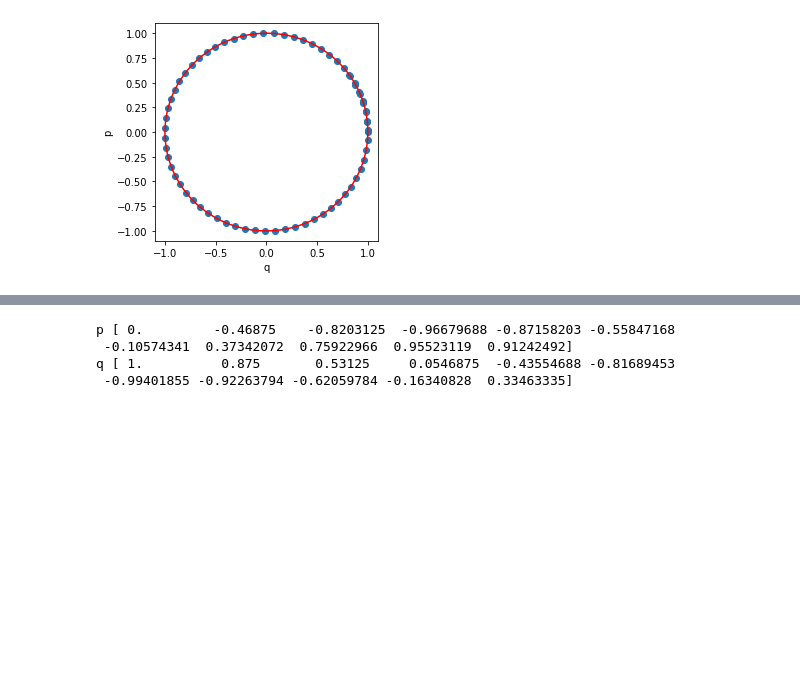
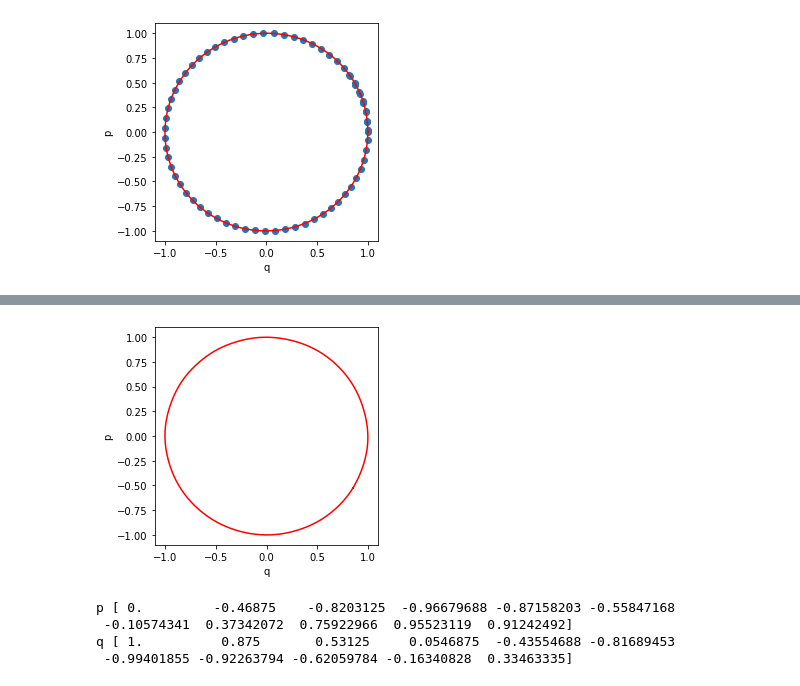
Before and after one commit to tayfununal/Normalizing-Flows, a Jupyter notebook: eulerverlet.ipynb, the cells around one changed output, grey strips where cells are left out. Cells and saved outputs as stored; diff of their text form; code cells hidden in the pictures; blank space fills up the shorter version.

```diff
--- a/eulerverlet.ipynb
+++ b/eulerverlet.ipynb
@@ -131,0 +135,16 @@ plt.show()
+# %%
+inp = Input(shape=(2,))
+
+x = Dense(64, activation="tanh")(inp)
+x = Dense(64, activation="tanh")(x)
+
+out = Dense(2)(x)
+
+model2 = Model(inputs=inp, outputs=out)
+# %%
+def H(z):
+  return tf.reduce_sum((z**2)/2,axis=1)
+
+
+def custom_loss(y_true, y_pred):
+  return (1/16) *(H(y_true) - H(y_pred))**2
@@ -131,0 +156,5 @@ plt.show()
+# %%
+opt = tf.keras.optimizers.Adam(learning_rate=0.01)
+
+model2.compile(optimizer=opt, loss=custom_loss)
+model2.fit(x = model(t).numpy(), y=np.concatenate((q.reshape(-1,1), p.reshape(-1,1)) , axis=1), epochs=200, batch_size=16)
@@ -132,3 +180,16 @@ plt.show()
+# %%
+plt.figure(figsize = (4, 4))
+plt.plot(model2(np.concatenate((q.reshape(-1,1), p.reshape(-1,1)) , axis=1))[:,0], model2(np.concatenate((q.reshape(-1,1), p.reshape(-1,1)) , axis=1))[:,1], c = "red")
+plt.xlabel('q')
+plt.ylabel('p')
+"""
+t_true=np.arange(0,7,0.1)
+x=np.cos(t_true)
+y=np.sin(t_true)
+plt.scatter(x,y)"""
+plt.show()
+# %% [output]
+[figure, added]
 # %%
 #verlet
 import math
```
Also changed, not shown: parts of 7 cells of this notebook.
